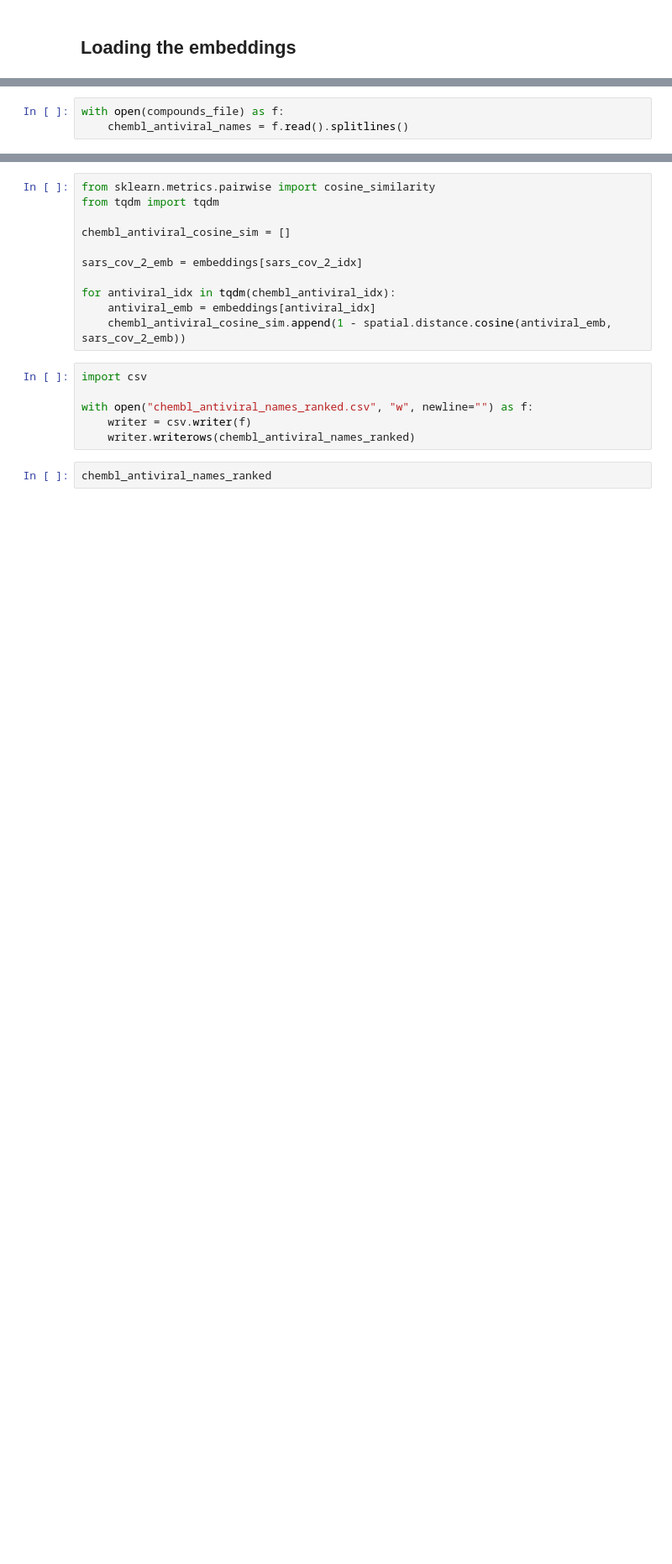
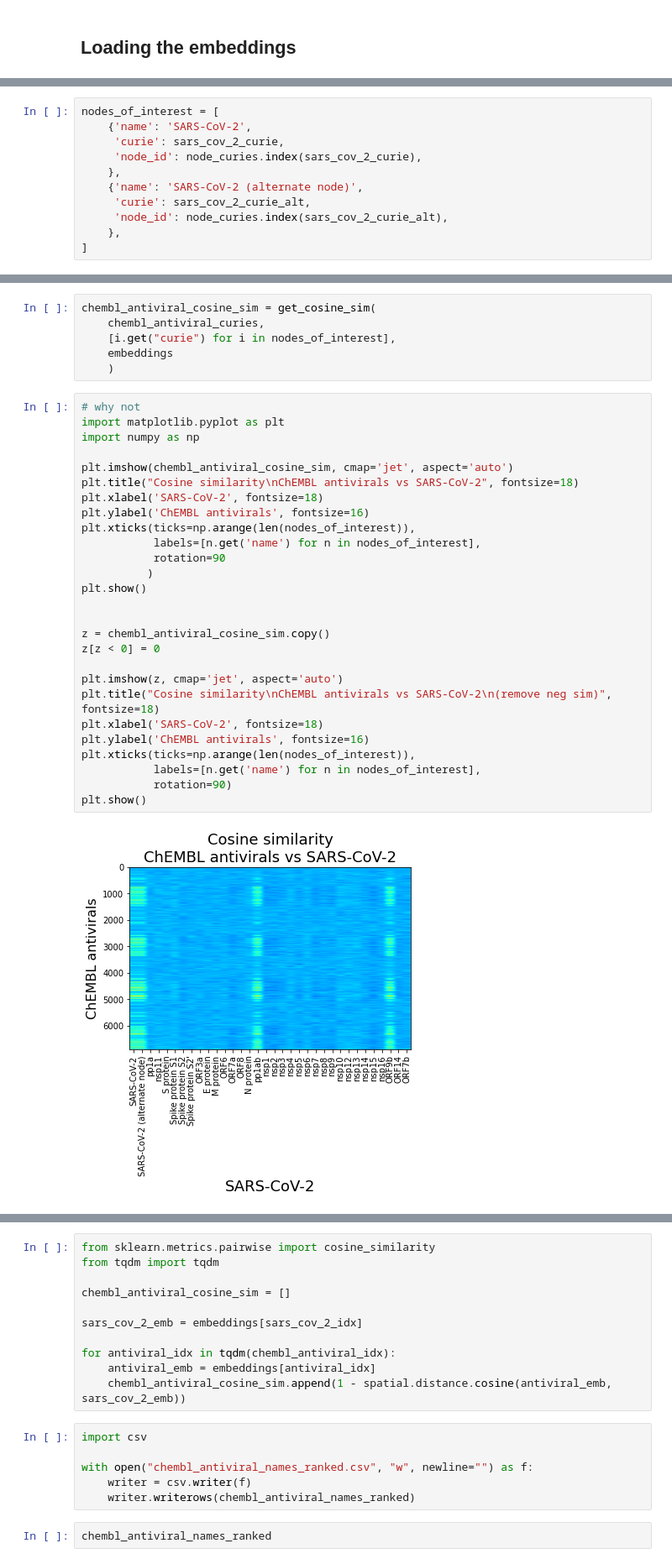
Before and after one commit to justaddcoffee/kg_covid_19_drug_analyses, a Jupyter notebook: chembl_sars_cov_2_cosine_sim.ipynb, the cells around one changed output, grey strips where cells are left out. Shown at 84% size. Cells and saved outputs as stored; diff of their text form; blank space fills up the shorter version.

Commit message:
Update ChEMBL cosine sim nb with new embeddings, better code

```diff
--- a/chembl_sars_cov_2_cosine_sim.ipynb
+++ b/chembl_sars_cov_2_cosine_sim.ipynb
@@ -108,0 +158,11 @@ assert graph > validation
+# %%
+nodes_of_interest = [
+    {'name': 'SARS-CoV-2',
+     'curie': sars_cov_2_curie,
+     'node_id': node_curies.index(sars_cov_2_curie),
+    },
+    {'name': 'SARS-CoV-2 (alternate node)',
+     'curie': sars_cov_2_curie_alt,
+     'node_id': node_curies.index(sars_cov_2_curie_alt),
+    },
+]
@@ -146,3 +281,0 @@ if not os.path.exists(os.path.join(compounds_file)):
-# %%
-with open(compounds_file) as f:
-    chembl_antiviral_names = f.read().splitlines()
@@ -150,0 +301,35 @@ chembl_antiviral_idx = [node_names.index(av) for av in chembl_antiviral_names]
+# %%
+chembl_antiviral_cosine_sim = get_cosine_sim(
+    chembl_antiviral_curies,
+    [i.get("curie") for i in nodes_of_interest],
+    embeddings
+    )
+# %%
+# why not
+import matplotlib.pyplot as plt
+import numpy as np
+
+plt.imshow(chembl_antiviral_cosine_sim, cmap='jet', aspect='auto')
+plt.title("Cosine similarity\nChEMBL antivirals vs SARS-CoV-2", fontsize=18)
+plt.xlabel('SARS-CoV-2', fontsize=18)
+plt.ylabel('ChEMBL antivirals', fontsize=16)
+plt.xticks(ticks=np.arange(len(nodes_of_interest)),
+           labels=[n.get('name') for n in nodes_of_interest],
+           rotation=90
+          )
+plt.show()
+
+
+z = chembl_antiviral_cosine_sim.copy()
+z[z < 0] = 0
+
+plt.imshow(z, cmap='jet', aspect='auto')
+plt.title("Cosine similarity\nChEMBL antivirals vs SARS-CoV-2\n(remove neg sim)", fontsize=18)
+plt.xlabel('SARS-CoV-2', fontsize=18)
+plt.ylabel('ChEMBL antivirals', fontsize=16)
+plt.xticks(ticks=np.arange(len(nodes_of_interest)),
+           labels=[n.get('name') for n in nodes_of_interest],
+           rotation=90)
+plt.show()
+# %% [output]
+[figure, added]
```
Also changed, not shown: parts of 54 cells of this notebook.
